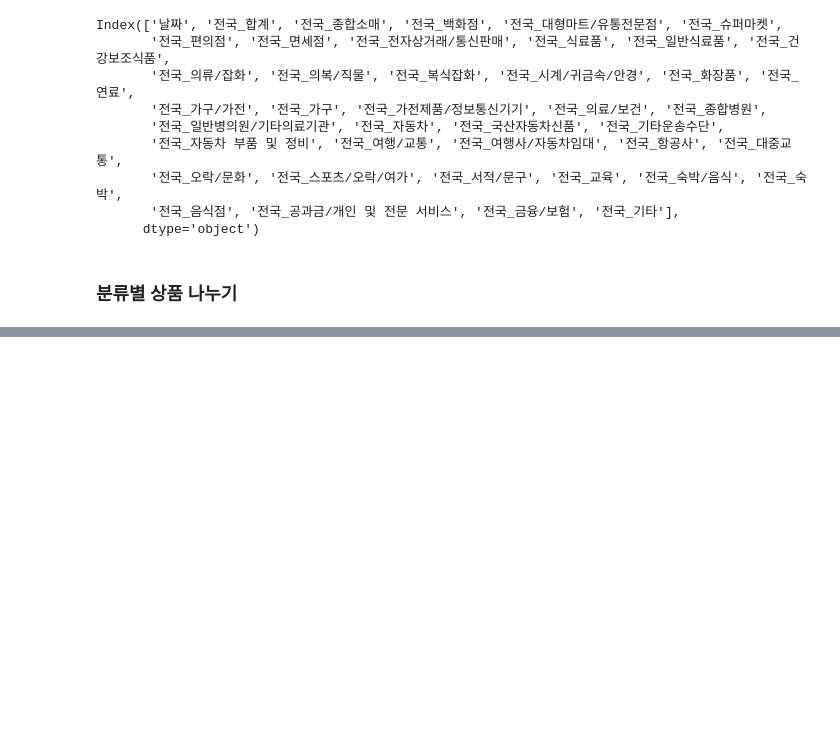
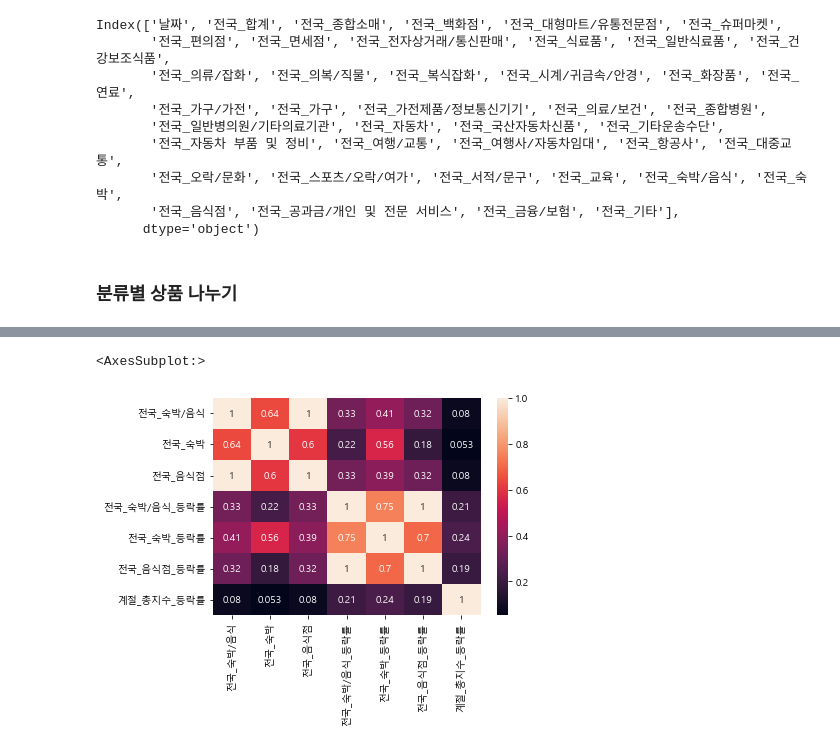
Before and after one commit to KJH3024/test, a Jupyter notebook: 프로젝트1/전국_카드.ipynb, the cells around one changed output, grey strips where cells are left out. Cells and saved outputs as stored; diff of their text form; code cells hidden in the pictures; blank space fills up the shorter version.

```diff
--- a/프로젝트1/전국_카드.ipynb
+++ b/프로젝트1/전국_카드.ipynb
@@ -57,0 +163,4 @@ df_etc = df[['날짜','전국_서적/문구','전국_교육','전국_공과금/
+# %%
+d = pd.concat([df_res,b],axis=1)
+e = pd.concat([df_res,q],axis=1)
+r = pd.concat([df_etc,w],axis=1)
@@ -57,0 +176,9 @@ df_etc = df[['날짜','전국_서적/문구','전국_교육','전국_공과금/
+# %%
+import seaborn as sns
+import matplotlib.pyplot as plt
+
+plt.rcParams["font.family"] = "Malgun Gothic"
+sns.heatmap(d.corr(),annot=True)
+# %% [output]
+<AxesSubplot:>
+[figure, added]
```
Also changed, not shown: parts of 17 cells of this notebook.
